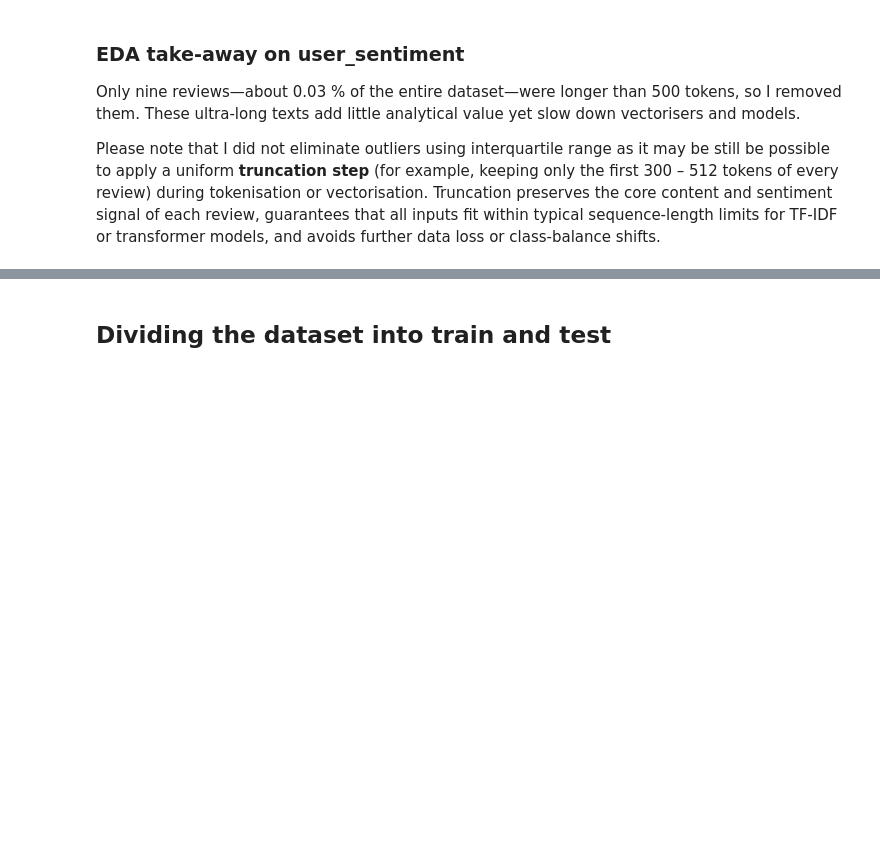
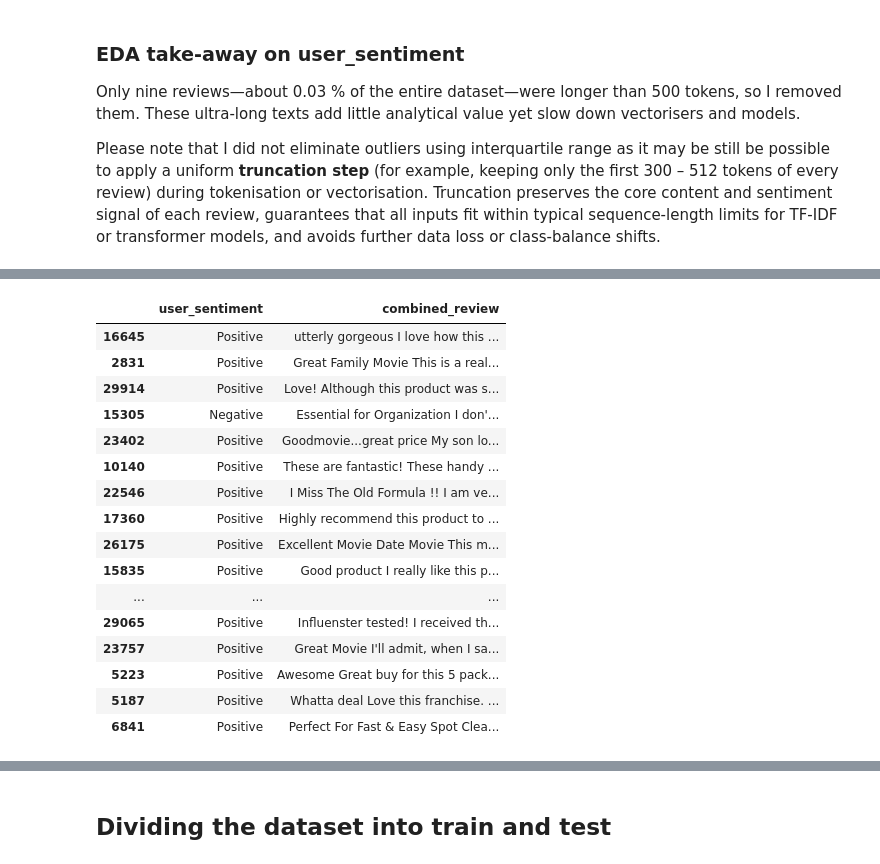
Before and after one commit to thomami244/Capstone_Project_Sentiment_Analysis, a Jupyter notebook: Recommendation+System+Notebook.ipynb, the cells around one changed output, grey strips where cells are left out. Cells and saved outputs as stored; diff of their text form; code cells hidden in the pictures; blank space fills up the shorter version.

```diff
--- a/Recommendation+System+Notebook.ipynb
+++ b/Recommendation+System+Notebook.ipynb
@@ -473,0 +489,20 @@ Please note that I did not eliminate outliers using interquartile range as it ma
+# %%
+df_data_clean[["user_sentiment", "combined_review"]].sample(20)
+# %% [output]
+|  | user_sentiment | combined_review |
+| 16645 | Positive | utterly gorgeous I love how this ... |
+| 2831 | Positive | Great Family Movie This is a real... |
+| 29914 | Positive | Love! Although this product was s... |
+| 15305 | Negative | Essential for Organization I don'... |
+| 23402 | Positive | Goodmovie...great price My son lo... |
+| 10140 | Positive | These are fantastic! These handy ... |
+| 22546 | Positive | I Miss The Old Formula !! I am ve... |
+| 17360 | Positive | Highly recommend this product to ... |
+| 26175 | Positive | Excellent Movie Date Movie This m... |
+| 15835 | Positive | Good product I really like this p... |
+| ... | ... | ... |
+| 29065 | Positive | Influenster tested! I received th... |
+| 23757 | Positive | Great Movie I'll admit, when I sa... |
+| 5223 | Positive | Awesome Great buy for this 5 pack... |
+| 5187 | Positive | Whatta deal Love this franchise. ... |
+| 6841 | Positive | Perfect For Fast & Easy Spot Clea... |
```
Also changed, not shown: parts of 7 cells of this notebook.
